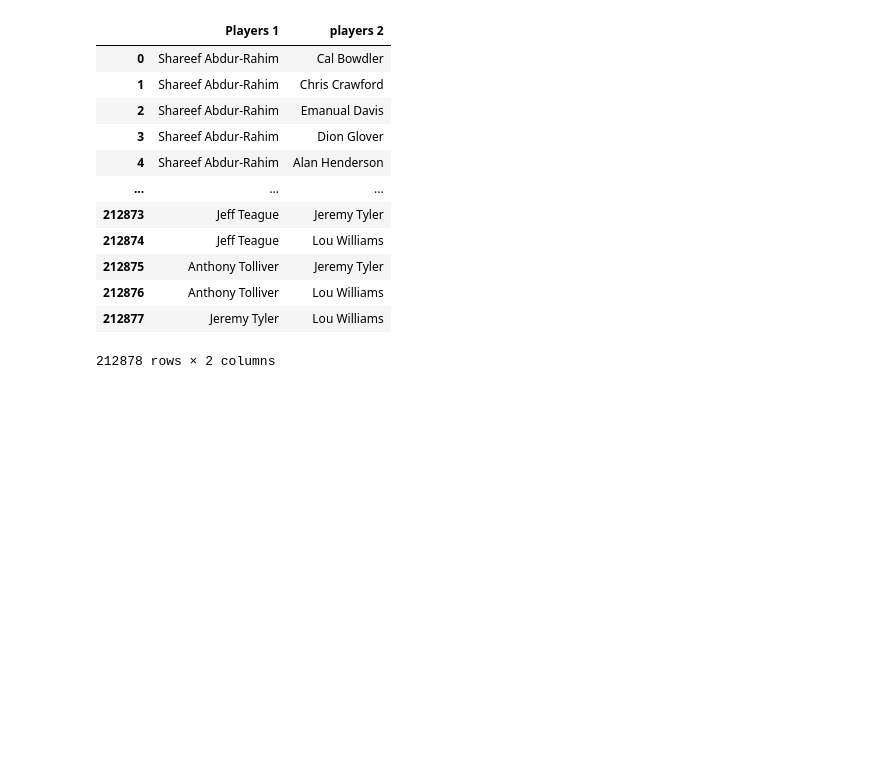
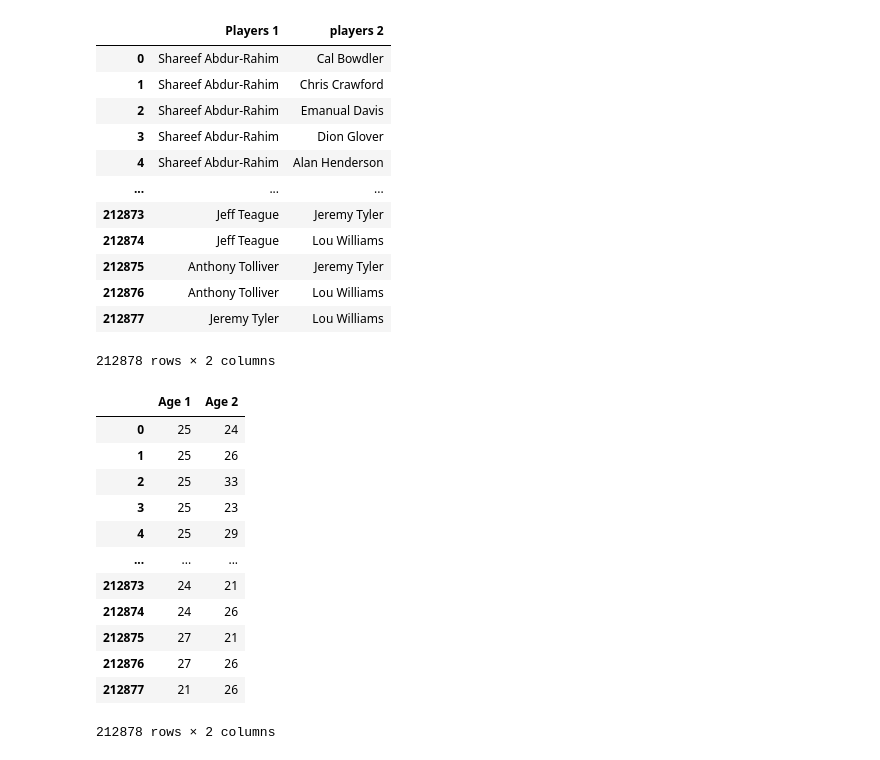
Before and after one commit to CyberWol-12/Python-Pandas-Data-Analysis-Journey, a Jupyter notebook: the_birthday_paradox_inthe_NBA/nba_players.ipynb, the cells around one changed output. Saved outputs shown, nothing was run; the diff lists cells and outputs as text; code cells hidden in the pictures; blank space fills up the shorter version.

```diff
--- a/the_birthday_paradox_inthe_NBA/nba_players.ipynb
+++ b/the_birthday_paradox_inthe_NBA/nba_players.ipynb
@@ -237,3 +237,20 @@ names_df
 | 212876 | Anthony Tolliver | Lou Williams |
 | 212877 | Jeremy Tyler | Lou Williams |
 212878 rows × 2 columns
+# %%
+birthday_df = pd.DataFrame(combinations(team_df['Age'],2),columns = ['Age 1','Age 2'])
+birthday_df
+# %% [output]
+|  | Age 1 | Age 2 |
+| 0 | 25 | 24 |
+| 1 | 25 | 26 |
+| 2 | 25 | 33 |
+| 3 | 25 | 23 |
+| 4 | 25 | 29 |
+| ... | ... | ... |
+| 212873 | 24 | 21 |
+| 212874 | 24 | 26 |
+| 212875 | 27 | 21 |
+| 212876 | 27 | 26 |
+| 212877 | 21 | 26 |
+212878 rows × 2 columns
```
